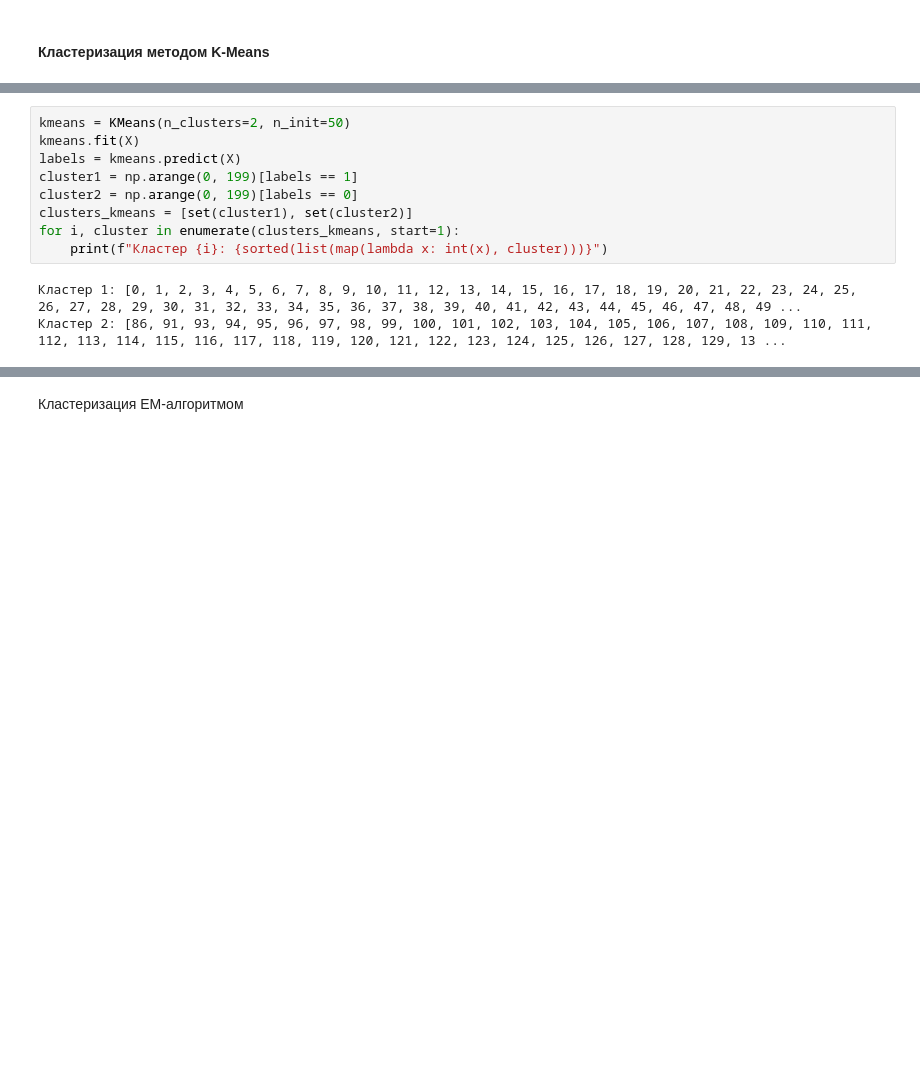
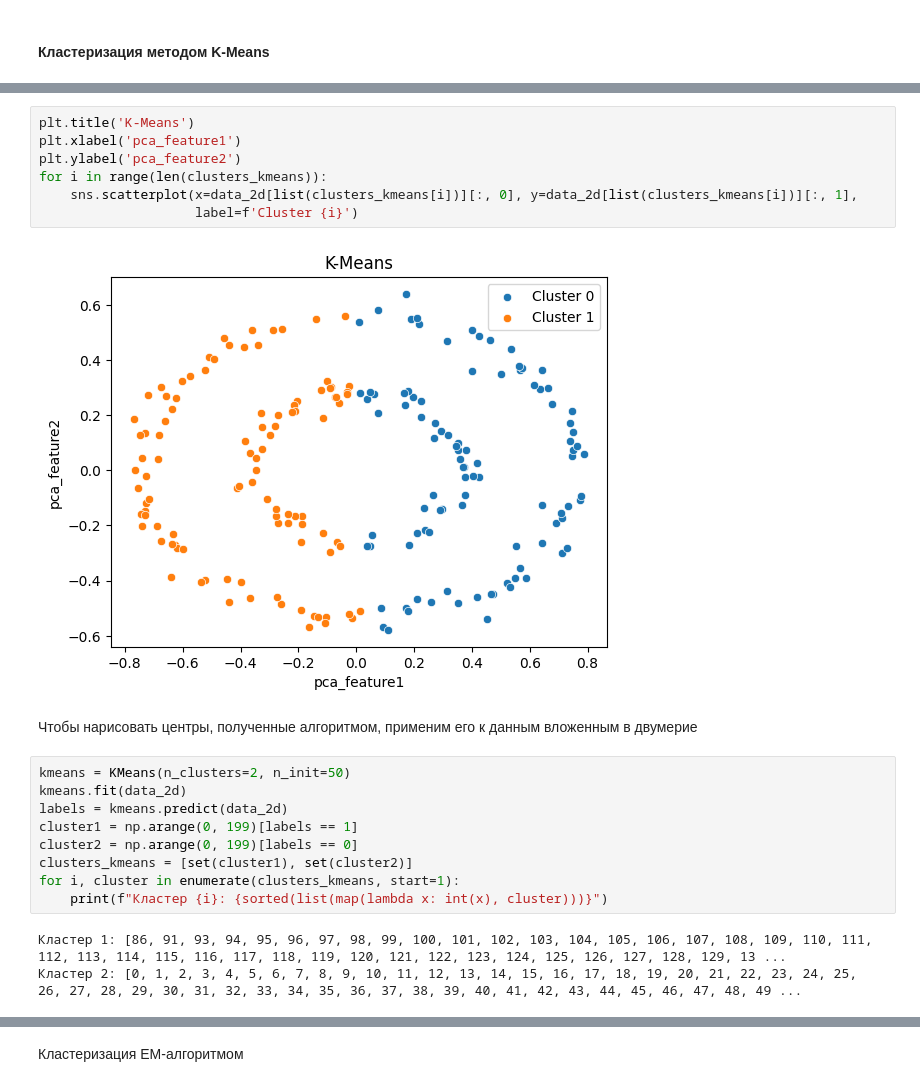
Before and after one commit to a13xbb/data-analysis-labs-mag, a Jupyter notebook: lab2/main.ipynb, the cells around one changed output, grey strips where cells are left out. Saved outputs shown, nothing was run; the diff lists cells and outputs as text; blank space fills up the shorter version.

```diff
--- a/lab2/main.ipynb
+++ b/lab2/main.ipynb
@@ -193,13 +208,24 @@ for i in range(len(clusters_mst)):
+# %%
+plt.title('K-Means')
+plt.xlabel('pca_feature1')
+plt.ylabel('pca_feature2')
+for i in range(len(clusters_kmeans)):
+    sns.scatterplot(x=data_2d[list(clusters_kmeans[i])][:, 0], y=data_2d[list(clusters_kmeans[i])][:, 1],
+                    label=f'Cluster {i}')
+# %% [output]
+[figure, added]
+# %% [markdown]
+Чтобы нарисовать центры, полученные алгоритмом, применим его к данным вложенным в двумерие
 # %%
 kmeans = KMeans(n_clusters=2, n_init=50)
-kmeans.fit(X)
-labels = kmeans.predict(X)
+kmeans.fit(data_2d)
+labels = kmeans.predict(data_2d)
 cluster1 = np.arange(0, 199)[labels == 1]
 cluster2 = np.arange(0, 199)[labels == 0]
 clusters_kmeans = [set(cluster1), set(cluster2)]
 for i, cluster in enumerate(clusters_kmeans, start=1):
     print(f"Кластер {i}: {sorted(list(map(lambda x: int(x), cluster)))}")
 # %% [output]
-Кластер 1: [0, 1, 2, 3, 4, 5, 6, 7, 8, 9, 10, 11, 12, 13, 14, 15, 16, 17, 18, 19, 20, 21, 22, 23, 24, 25, 26, 27, 28, 29, 30, 31, 32, 33, 34, 35, 36, 37, 38, 39, 40, 41, 42, 43, 44, 45, 46, 47, 48, 49 ...
-Кластер 2: [86, 91, 93, 94, 95, 96, 97, 98, 99, 100, 101, 102, 103, 104, 105, 106, 107, 108, 109, 110, 111, 112, 113, 114, 115, 116, 117, 118, 119, 120, 121, 122, 123, 124, 125, 126, 127, 128, 129, 13 ...
+Кластер 1: [86, 91, 93, 94, 95, 96, 97, 98, 99, 100, 101, 102, 103, 104, 105, 106, 107, 108, 109, 110, 111, 112, 113, 114, 115, 116, 117, 118, 119, 120, 121, 122, 123, 124, 125, 126, 127, 128, 129, 13 ...
+Кластер 2: [0, 1, 2, 3, 4, 5, 6, 7, 8, 9, 10, 11, 12, 13, 14, 15, 16, 17, 18, 19, 20, 21, 22, 23, 24, 25, 26, 27, 28, 29, 30, 31, 32, 33, 34, 35, 36, 37, 38, 39, 40, 41, 42, 43, 44, 45, 46, 47, 48, 49 ...
 # %%
```
Also changed, not shown: parts of 28 cells of this notebook.
